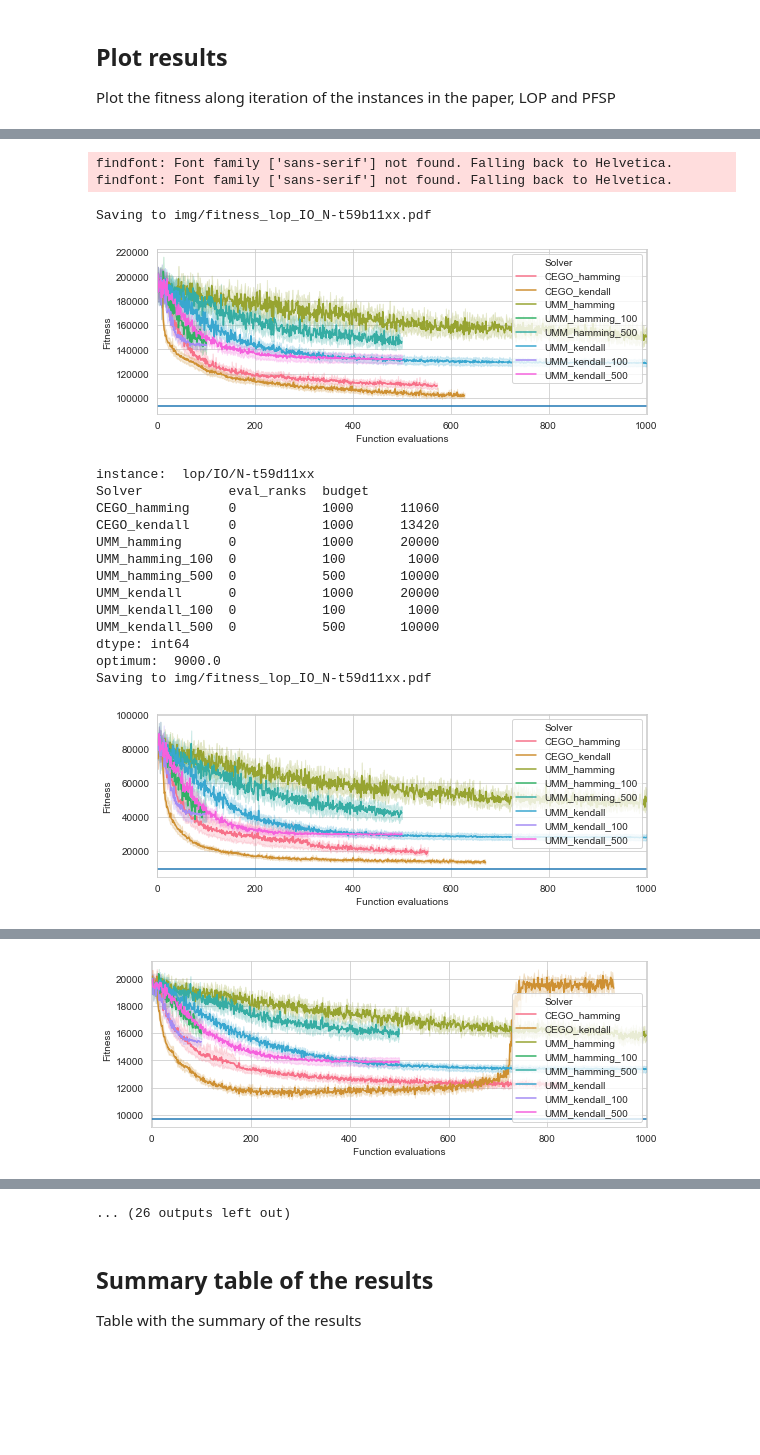
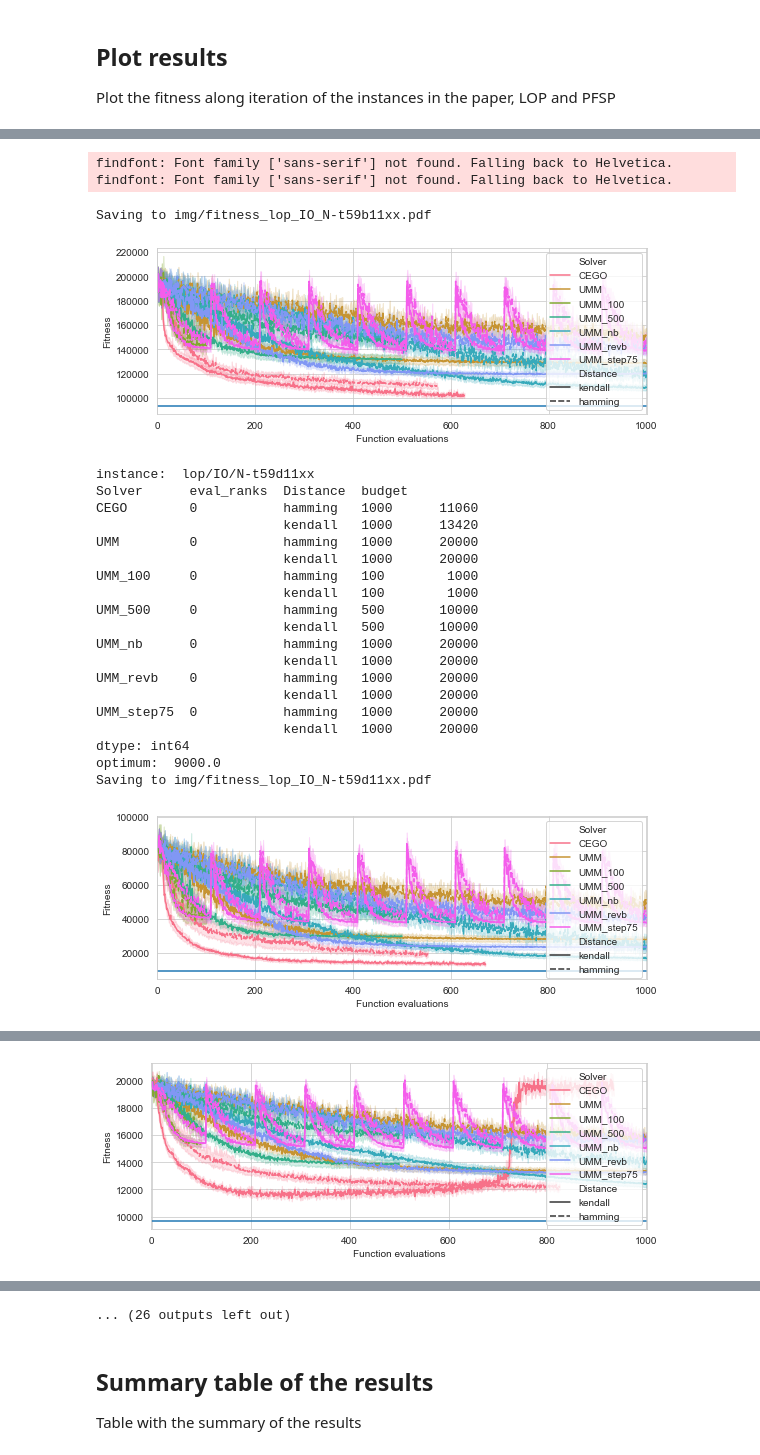
Before and after one commit to ekhiru/BB_optim, a Jupyter notebook: manuel-testing.ipynb, the cells around one changed output, grey strips where cells are left out. Cells and saved outputs as stored; diff of their text form; code cells hidden in the pictures; blank space fills up the shorter version.

```diff
--- a/manuel-testing.ipynb
+++ b/manuel-testing.ipynb
@@ -63,9 +63,15 @@ def read_alldata(pat="./results/m*-er0-dist_*/**/*.csv.xz"):
         print(filename)
         tmp.instance = tmp.instance.str.replace('pfsp/','pfsp_cmax/')
         if "dist_hamming" in filename:
-            tmp['Solver'] = tmp['Solver'] + "_hamming"
+            tmp['Distance'] = "hamming"
         elif "dist_kendall" in filename:
-            tmp['Solver'] = tmp['Solver'] + "_kendall"
+            tmp['Distance'] = "kendall"
+        if "-step75-" in filename:
+            tmp['Solver'] = tmp['Solver'] + "_step75"
+        if "-revbudget-" in filename:
+            tmp['Solver'] = tmp['Solver'] + "_revb"
+        if "-noborda-" in filename:
+            tmp['Solver'] = tmp['Solver'] + "_nb"
         if "-er1-" in filename:
             tmp['Solver'] = tmp['Solver'] + "_er1"
         if "maxmindist" in filename:
@@ -80,8 +86,6 @@ def read_alldata(pat="./results/m*-er0-dist_*/**/*.csv.xz"):
             tmp['Solver'] = tmp['Solver'] + "_sm1"
         if "smlen" in filename:
             tmp['Solver'] = tmp['Solver'] + "_smlen"
-        if "noborda" in filename:
-            tmp['Solver'] = tmp['Solver'] + "_nb"
         if "m100-" in filename:
             tmp['Solver'] = tmp['Solver'] + "_100"
         elif "m500-" in filename:
@@ -94,20 +98,23 @@ def read_alldata(pat="./results/m*-er0-dist_*/**/*.csv.xz"):
     return pd.concat(lis, sort = True)
 
 def check_runs(df, nruns):
-    df2 = df.groupby(['Solver', 'instance',"eval_ranks","budget","Function evaluations"])['seed'].sum()
+    df2 = df.groupby(['Solver', 'instance','Distance',"eval_ranks","budget","Function evaluations"])['seed'].sum()
     totalruns = np.arange(1, nruns + 1).sum()
     assert (df2 == totalruns).all(),f"{df2[df2 != totalruns]}"
-    assert (df.groupby(['Solver', 'instance',"eval_ranks","budget","Function evaluations"])['seed'].nunique() == nruns).all()
+    assert (df.groupby(['Solver', 'instance','Distance',"eval_ranks","budget","Function evaluations"])['seed'].nunique() == nruns).all()
 
 # If runs were terminated after different number of evaluations,
 # use only the evaluations reached in all runs to avoid misleading mean and variance.
 def filter_unequal_budget(df, budget):
-    df_max_evals = df[df.Solver.str.startswith("CEGO")].groupby(['Solver','instance','eval_ranks','seed'])['Function evaluations'].max().groupby(['Solver','instance','eval_ranks']).min()
+    groups = ['Solver','instance','eval_ranks','Distance']
+    df_max_evals = df[df.Solver.str.startswith("CEGO")].groupby(groups + ['seed'])['Function evaluations'].max()
+    df_max_evals = df_max_evals.groupby(groups).min()
     for index,row  in df_max_evals.reset_index().iterrows():
         if row['Function evaluations'] == budget: continue
         before = df.shape[0]
-        df = df[~((df.Solver == row.Solver) & (df.instance == row.instance) & (df.eval_ranks == row.eval_ranks) & (df['Function evaluations'] > row['Function evaluations']))]
-        print(f"Removed {before - df.shape[0]} rows for Solver={row.Solver} instance={row.instance} eval_ranks={row.eval_ranks}")
+        # FIXME: How to do this in a shorter manner?
+        df = df[~((df.Solver == row.Solver) & (df.instance == row.instance) & (df.eval_ranks == row.eval_ranks) & (df.Distance == row.Distance) & (df['Function evaluations'] > row['Function evaluations']))]
+        print(f"Removed {before - df.shape[0]} rows for Solver={row.Solver} instance={row.instance} eval_ranks={row.eval_ranks} Distance={row.Distance}")
     return df
 
 df = read_alldata()
@@ -177,7 +184,7 @@ Plot the fitness along iteration of the instances in the paper, LOP and PFSP
 for inst in sel_insts:
   subdf = df[df.instance.str.contains(inst)].sort_values('Solver')
   print("instance: ", inst)
-  print(subdf.groupby(['Solver', 'eval_ranks','budget']).size())
+  print(subdf.groupby(['Solver', 'eval_ranks','Distance','budget']).size())
   if len(subdf) == 0: continue
   plt.figure(figsize=(8,3))
   val_opt = get_opt(inst)
@@ -186,7 +193,7 @@ for inst in sel_insts:
     if "lop" in inst: # Skip the PFSP and the QAP since the optimum is far and the plot will hide all the differences
         plt.plot([0,1000],[val_opt,val_opt])
   palette = sns.color_palette("husl", subdf['Solver'].nunique())
-  g = sns.lineplot(x='Function evaluations', y='Fitness', hue='Solver', data=subdf, palette=palette)
+  g = sns.lineplot(x='Function evaluations', y='Fitness', hue='Solver', data=subdf, palette=palette, style="Distance")
   g.set(xlim=(-1, 1001))
   plt.tight_layout()
   filename = 'img/fitness_' + subdf.instance.iloc[0].replace('/','_').replace('.','_') + '.pdf'
@@ -207,21 +220,27 @@ UMM_kendall_500  0           500       10000
 dtype: int64
 optimum:  93140.0
 findfont: Font family ['sans-serif'] not found. Falling back to Helvetica.
 findfont: Font family ['sans-serif'] not found. Falling back to Helvetica.
 Saving to img/fitness_lop_IO_N-t59b11xx.pdf
-[figure, old version]
+[figure, new version]
 instance:  lop/IO/N-t59d11xx
-Solver           eval_ranks  budget
-CEGO_hamming     0           1000      11060
-CEGO_kendall     0           1000      13420
-UMM_hamming      0           1000      20000
-UMM_hamming_100  0           100        1000
-UMM_hamming_500  0           500       10000
-UMM_kendall      0           1000      20000
-UMM_kendall_100  0           100        1000
-UMM_kendall_500  0           500       10000
+Solver      eval_ranks  Distance  budget
+CEGO        0           hamming   1000      11060
+                        kendall   1000      13420
+UMM         0           hamming   1000      20000
+                        kendall   1000      20000
+UMM_100     0           hamming   100        1000
+                        kendall   100        1000
+UMM_500     0           hamming   500       10000
+                        kendall   500       10000
+UMM_nb      0           hamming   1000      20000
+                        kendall   1000      20000
+UMM_revb    0           hamming   1000      20000
+                        kendall   1000      20000
+UMM_step75  0           hamming   1000      20000
+                        kendall   1000      20000
 dtype: int64
 optimum:  9000.0
 Saving to img/fitness_lop_IO_N-t59d11xx.pdf
-[figure, old version]
+[figure, new version]
 instance:  lop/RandB/N-p40-01
@@ -237,5 +262,5 @@ UMM_kendall_500  0           500       10000
 dtype: int64
 optimum:  9663.0
 Saving to img/fitness_lop_RandB_N-p40-01.pdf
-[figure, old version]
+[figure, new version]
 instance:  lop/RandB/N-p40-02
```
Also changed, not shown: parts of 3 cells of this notebook.
